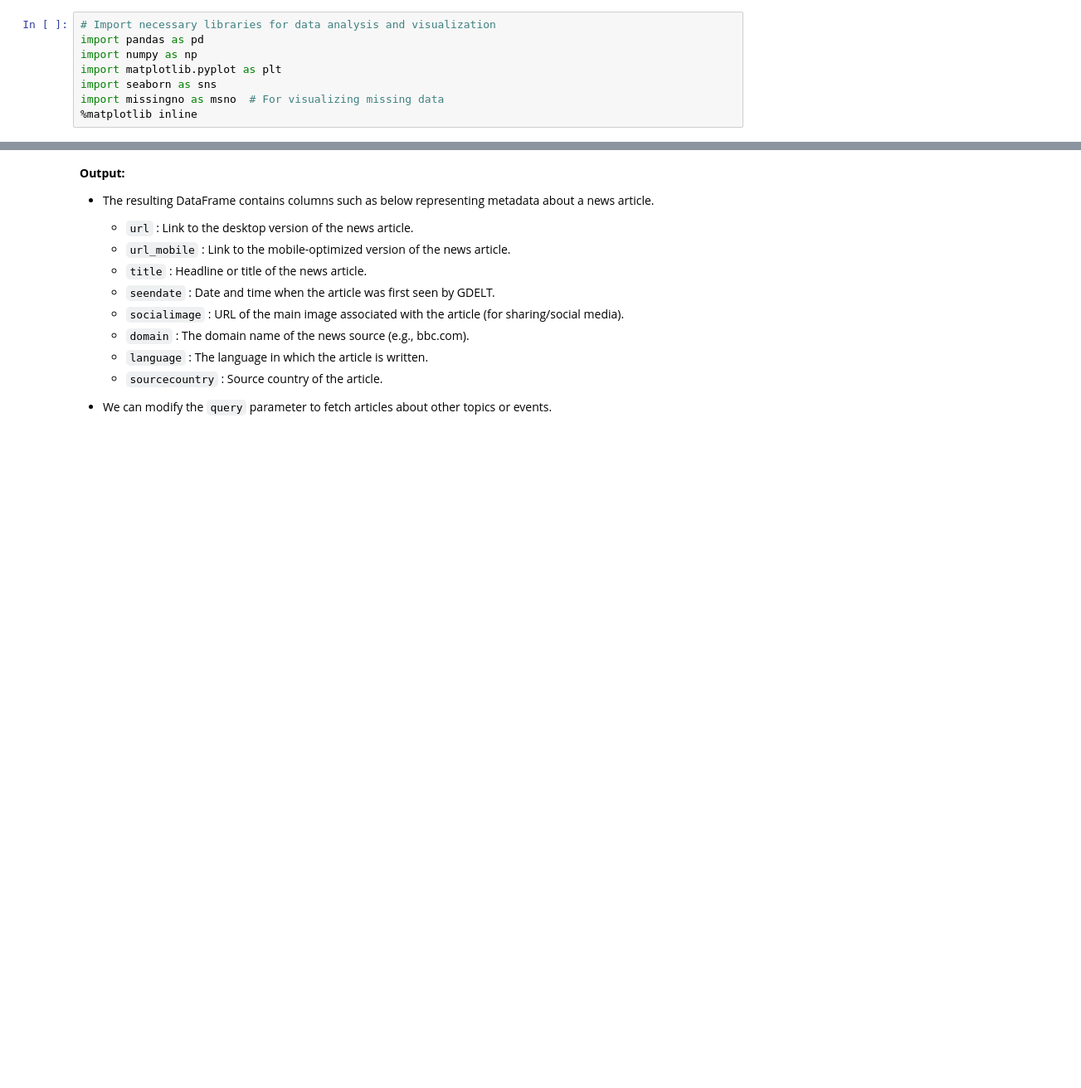
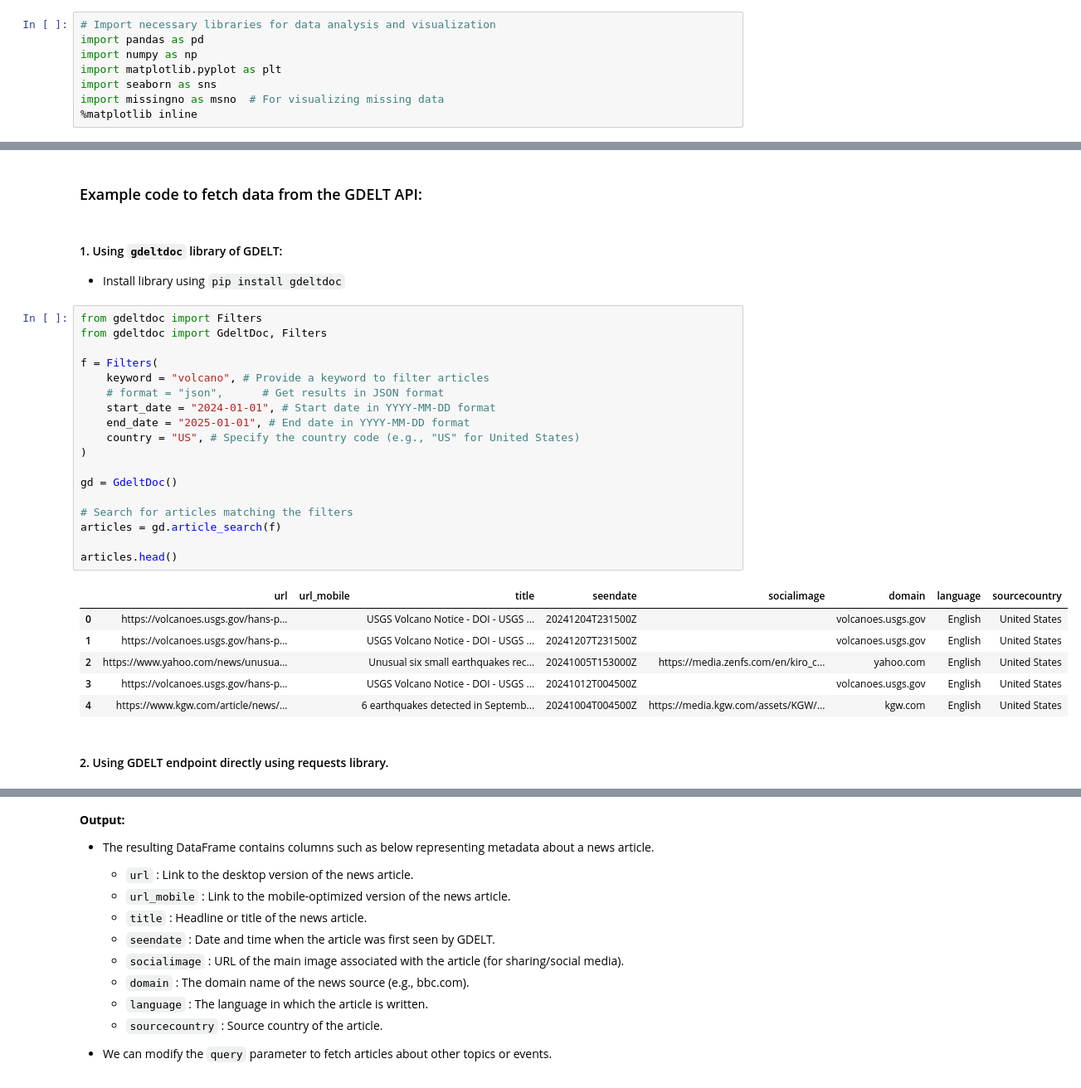
Before and after one commit to ShravanTV/Clustering_Natural_Catastrophe_events, a Jupyter notebook: notebooks/1. Exploratory Data Analysis.ipynb, the cells around one changed output, grey strips where cells are left out. Shown at 83% size. Saved outputs shown, nothing was run; the diff lists cells and outputs as text; blank space fills up the shorter version.

```diff
--- a/notebooks/1. Exploratory Data Analysis.ipynb
+++ b/notebooks/1. Exploratory Data Analysis.ipynb
@@ -55,3 +55,35 @@ For more details, visit the [GDELT Project website](https://www.gdeltproject.org
+# %% [markdown]
+### Example code to fetch data from the GDELT API:
+# %% [markdown]
+#### 1. Using `gdeltdoc` library of GDELT:
+- Install library using `pip install gdeltdoc`
+# %%
+from gdeltdoc import Filters
+from gdeltdoc import GdeltDoc, Filters
+
+f = Filters(
+    keyword = "volcano", # Provide a keyword to filter articles
+    # format = "json",      # Get results in JSON format
+    start_date = "2024-01-01", # Start date in YYYY-MM-DD format
+    end_date = "2025-01-01", # End date in YYYY-MM-DD format
+    country = "US", # Specify the country code (e.g., "US" for United States)
+)
+
+gd = GdeltDoc()
+
+# Search for articles matching the filters
+articles = gd.article_search(f)
+
+articles.head()
+# %% [output]
+|  | url | url_mobile | title | seendate | socialimage | domain | language | sourcecountry |
+| 0 | https://volcanoes.usgs.gov/hans-p... |  | USGS Volcano Notice - DOI - USGS ... | 20241204T231500Z |  | volcanoes.usgs.gov | English | United States |
+| 1 | https://volcanoes.usgs.gov/hans-p... |  | USGS Volcano Notice - DOI - USGS ... | 20241207T231500Z |  | volcanoes.usgs.gov | English | United States |
+| 2 | https://www.yahoo.com/news/unusua... |  | Unusual six small earthquakes rec... | 20241005T153000Z | https://media.zenfs.com/en/kiro_c... | yahoo.com | English | United States |
+| 3 | https://volcanoes.usgs.gov/hans-p... |  | USGS Volcano Notice - DOI - USGS ... | 20241012T004500Z |  | volcanoes.usgs.gov | English | United States |
+| 4 | https://www.kgw.com/article/news/... |  | 6 earthquakes detected in Septemb... | 20241004T004500Z | https://media.kgw.com/assets/KGW/... | kgw.com | English | United States |
+# %% [markdown]
+#### 2. Using GDELT endpoint directly using requests library.
 # %%
 # Sample code to fetch data from GDELT API using requests
 import requests
```
Also changed, not shown: parts of 8 cells of this notebook, 7 other files.
